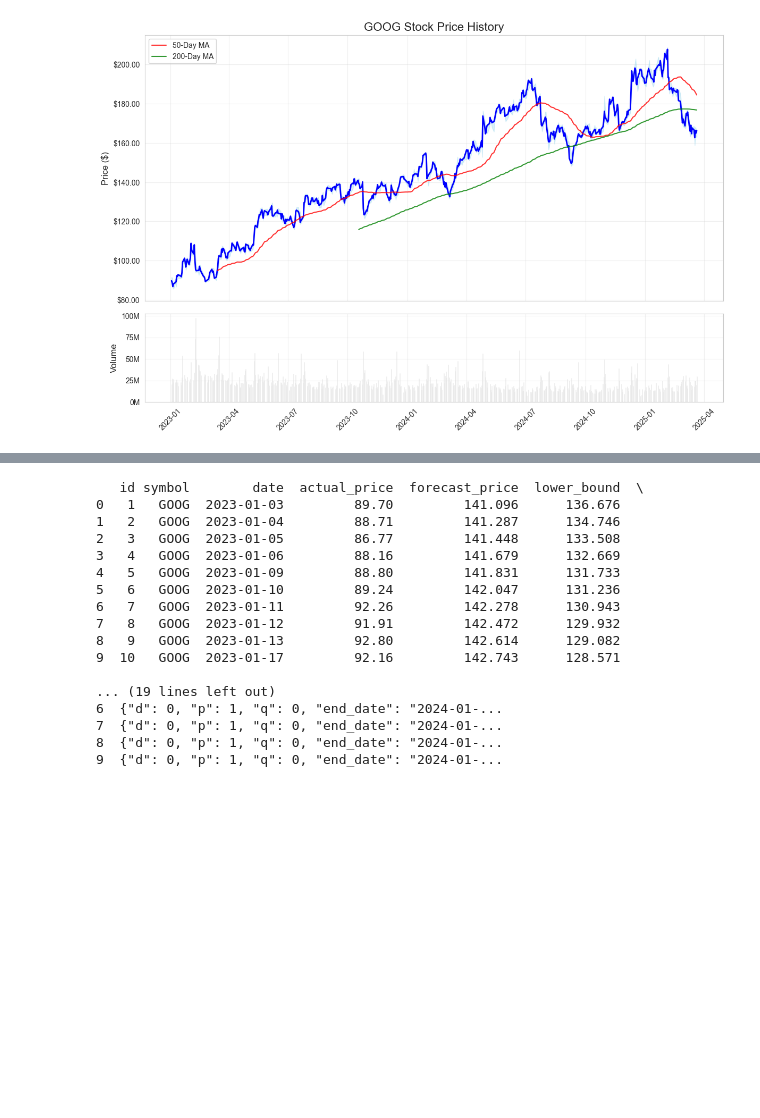
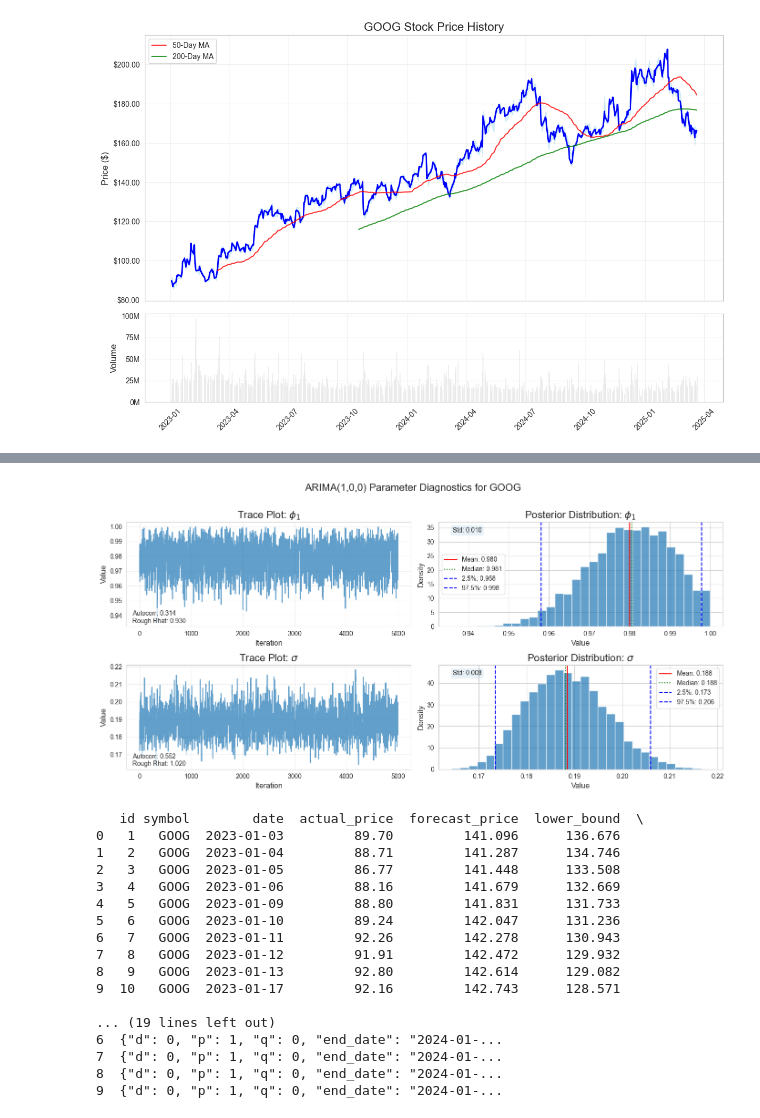
Before and after one commit to blueskycircle/stock-platform, a Jupyter notebook: notebooks/forecasting.ipynb, the cells around one changed output, grey strips where cells are left out. Drawn from its saved outputs; the diff is of its cells as text; code cells hidden in the pictures; blank space fills up the shorter version.

Commit message:
Add trace plots for parameters

```diff
--- a/notebooks/forecasting.ipynb
+++ b/notebooks/forecasting.ipynb
@@ -110,6 +110,23 @@ RunSet: chains=1, chain_ids=[1], num_processes=1
 Stan sampling completed successfully
 Successfully saved forecast to database for GOOG
 [figure]
+# %%
+# Plot the traces
+from library.forecasting import plot_parameter_traces
+
+# Extract order parameters
+p = 1
+d = 0
+q = 0
+
+fig = plot_parameter_traces(
+    fit=result['fit'],
+    model_type="stan",
+    fig_title=f"ARIMA({p},{d},{q}) Parameter Diagnostics for GOOG"
+)
+plt.show()
+# %% [output]
+[figure, added]
 # %%
 query = """
     SELECT *
```
Also changed, not shown: parts of 3 cells of this notebook, 1 other file.
